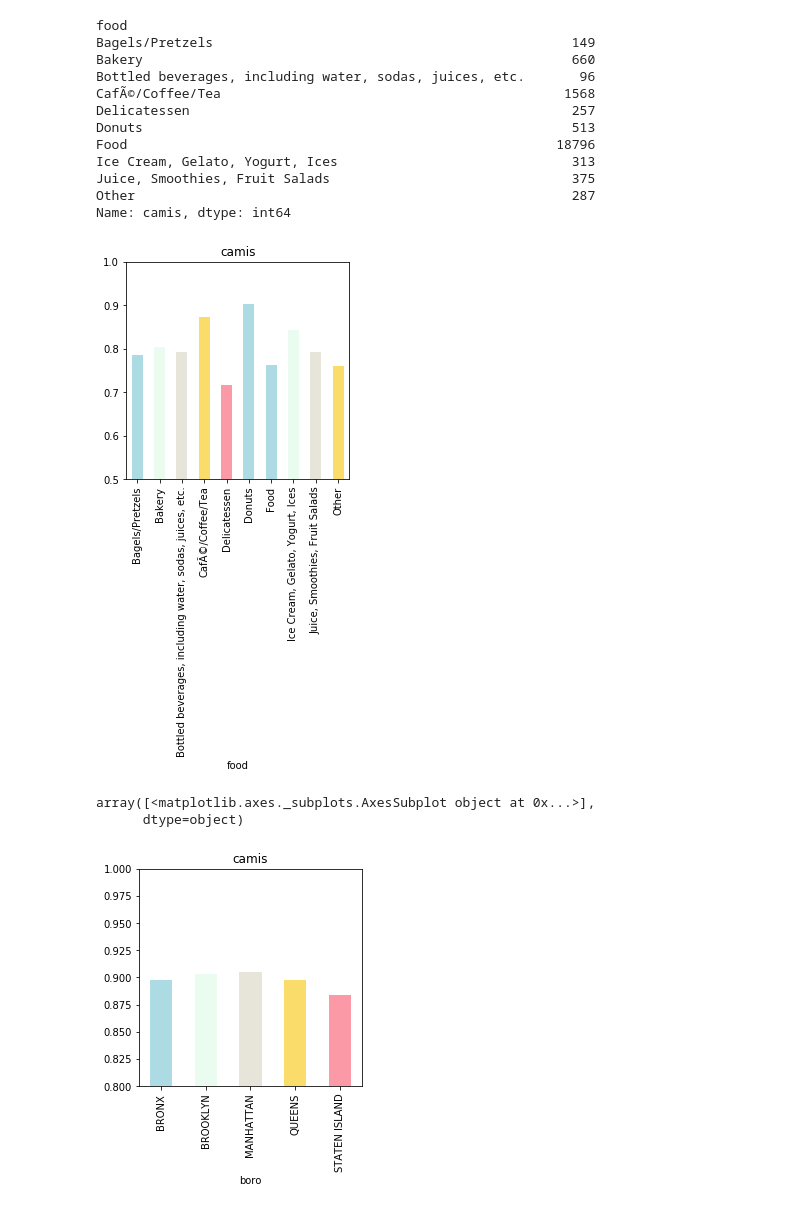
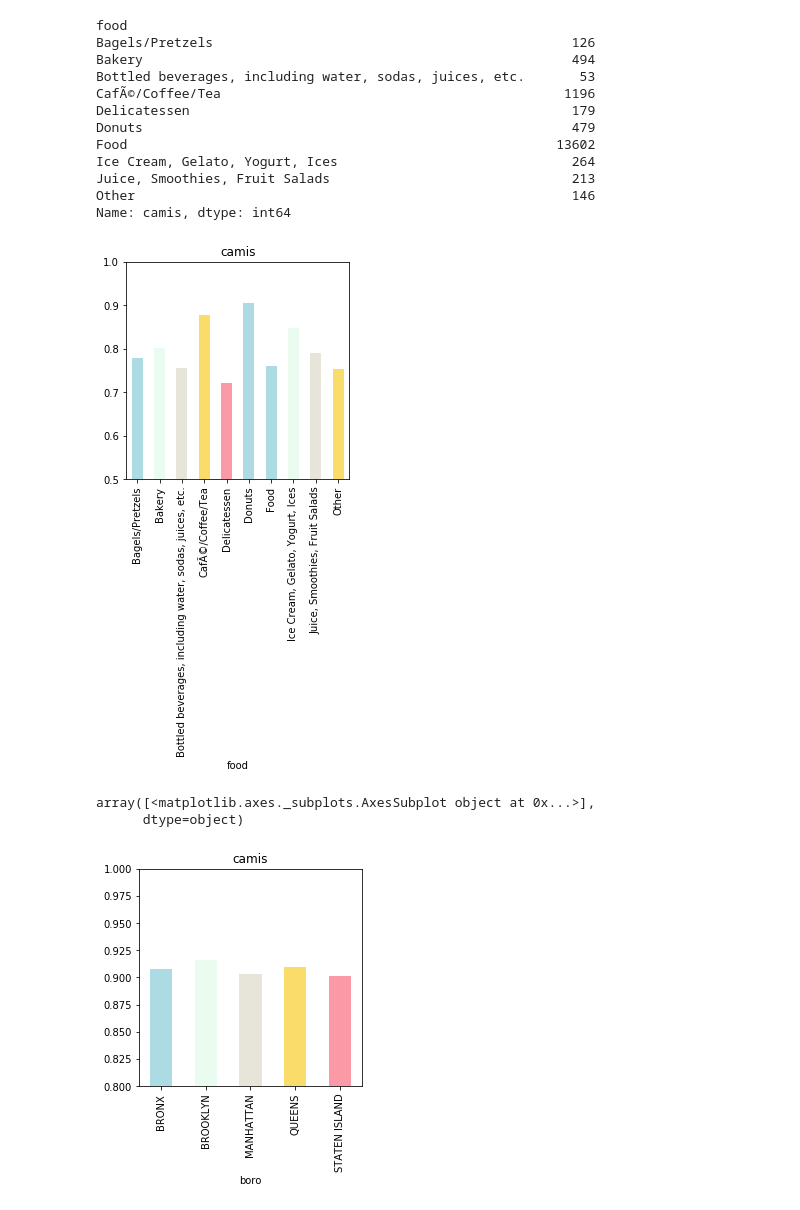
Before and after one commit to imiraoui/NYC-Restaurant-Analysis, a Jupyter notebook: Introductory Visualization.ipynb, the cells around one changed output. Saved outputs shown, nothing was run; the diff lists cells and outputs as text; code cells hidden in the pictures.

Commit message:
cleaned the notebook

```diff
--- a/Introductory Visualization.ipynb
+++ b/Introductory Visualization.ipynb
@@ -36,2 +74,6 @@ df_merged = df.merge(df_restaurant, on=["dba","street","zipcode"],how="left")
+# %%
+#Creating new variables for food and prices applying our custom formatting
+df_cleaned["food"] = df_cleaned["cuisine_description"].apply(is_food)
+df_cleaned["yelp_price"] = df_cleaned["yelp_price"].apply(reformat_price)
 # %%
 #Aggregate the data per zipcode to create the choropleth
@@ -132,27 +141,27 @@ df_merged["food"] = df_merged["cuisine_description"].apply(is_food)
 # %%
-plot2df = df_merged[df_merged["score"] < 13].groupby("food")["camis"].count() / df_merged.groupby("food")["camis"].count()
+plot2df = df_cleaned[df_cleaned["score"] < 13].groupby("food")["camis"].count() / df_cleaned.groupby("food")["camis"].count()
 plot2df.plot(kind="bar", subplots = True, figsize=(4,4),color=palette,ylim = (0.5,1))
-df_merged.groupby("food")["camis"].count()
+df_cleaned.groupby("food")["camis"].count()
 # %% [output]
 food
-Bagels/Pretzels                                              149
-Bakery                                                       660
-Bottled beverages, including water, sodas, juices, etc.       96
-CafÃ©/Coffee/Tea                                            1568
-Delicatessen                                                 257
-Donuts                                                       513
-Food                                                       18796
-Ice Cream, Gelato, Yogurt, Ices                              313
-Juice, Smoothies, Fruit Salads                               375
-Other                                                        287
+Bagels/Pretzels                                              126
+Bakery                                                       494
+Bottled beverages, including water, sodas, juices, etc.       53
+CafÃ©/Coffee/Tea                                            1196
+Delicatessen                                                 179
+Donuts                                                       479
+Food                                                       13602
+Ice Cream, Gelato, Yogurt, Ices                              264
+Juice, Smoothies, Fruit Salads                               213
+Other                                                        146
 Name: camis, dtype: int64
-[figure, old version]
+[figure, new version]
 # %%
 #Is there any distinction by Borough?
-df_boro = df_merged[df_merged["boro"] != "Missing"]
-plot2df = df_boro[df_merged["score"] < 14].groupby("boro")["camis"].count() / df_boro.groupby("boro")["camis"].count()
+df_boro = df_cleaned[df_cleaned["boro"] != "Missing"]
+plot2df = df_boro[df_cleaned["score"] < 14].groupby("boro")["camis"].count() / df_boro.groupby("boro")["camis"].count()
 plot2df.plot(kind="bar", subplots = True, figsize=(4,4),ylim = (0.8,1),color=palette)
 # %% [output]
 array([<matplotlib.axes._subplots.AxesSubplot object at 0x...>],
       dtype=object)
-[figure, old version]
+[figure, new version]
```
Also changed, not shown: parts of 25 cells of this notebook, 2 other files.
